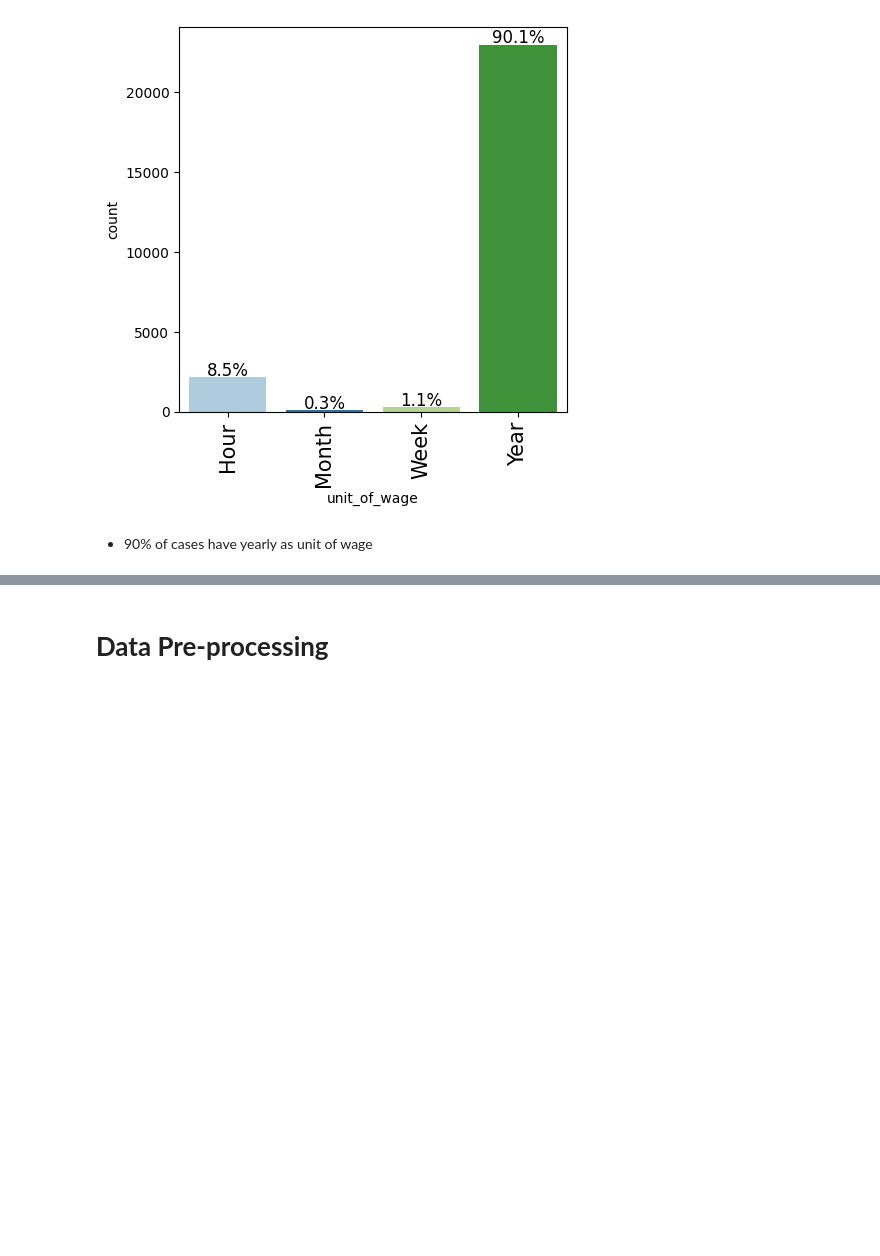
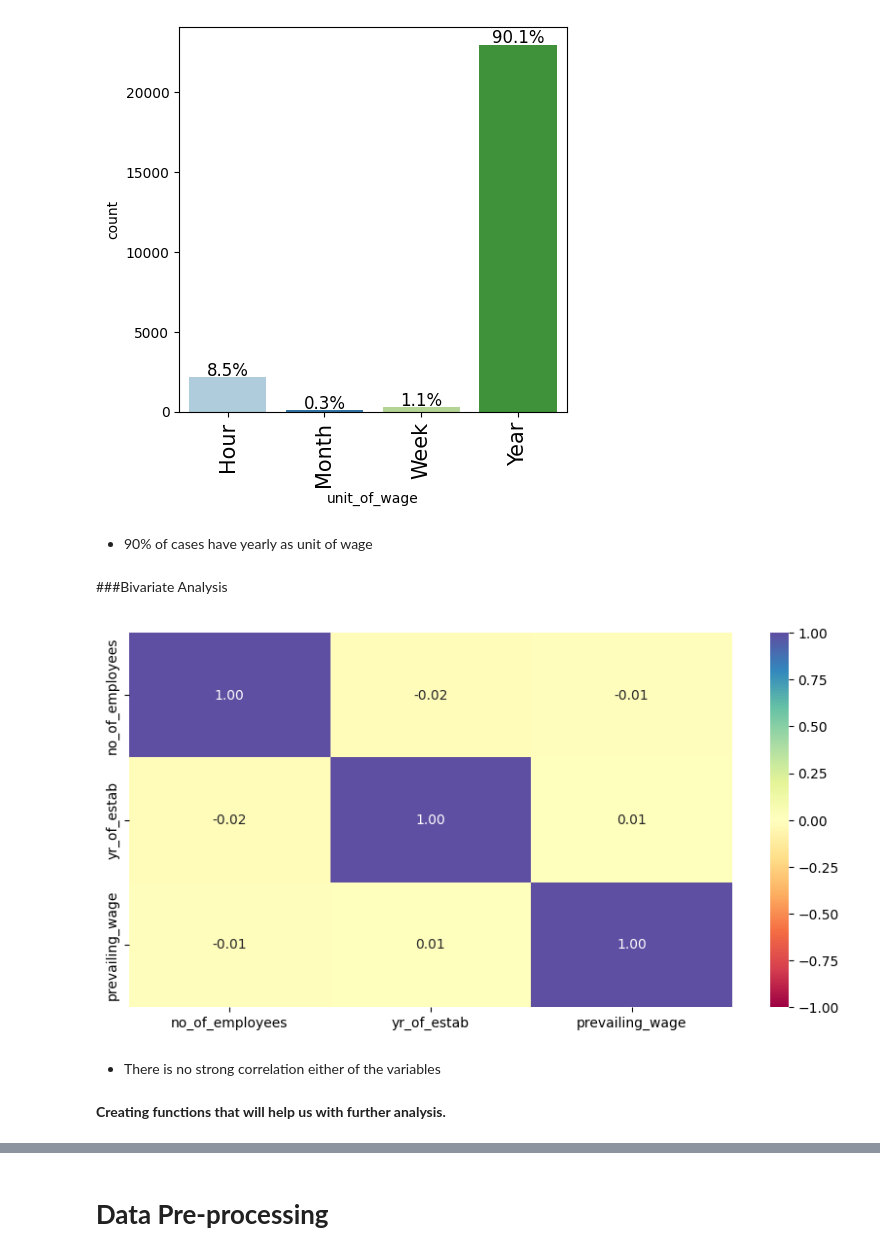
Before and after one commit to uday-d4/UTAI_AdvancedMachineLearningProject, a Jupyter notebook: Project_Full_Code_Notebook_EasyVisa (1).ipynb, the cells around one changed output, grey strips where cells are left out. Drawn from its saved outputs; the diff is of its cells as text; code cells hidden in the pictures; blank space fills up the shorter version.

```diff
--- a/Project_Full_Code_Notebook_EasyVisa (1).ipynb
+++ b/Project_Full_Code_Notebook_EasyVisa (1).ipynb
@@ -502,3 +502,19 @@ labeled_barplot(df, "unit_of_wage", perc=True)
 [figure]
 # %% [markdown]
 * 90% of cases have yearly as unit of wage
+# %% [markdown]
+###Bivariate Analysis
+# %%
+cols_list = df.select_dtypes(include=np.number).columns.tolist()
+
+plt.figure(figsize=(10, 5))
+sns.heatmap(
+    df[cols_list].corr(), annot=True, vmin=-1, vmax=1, fmt=".2f", cmap="Spectral"
+)
+plt.show()
+# %% [output]
+[figure, added]
+# %% [markdown]
+* There is no strong correlation either of the variables
+# %% [markdown]
+**Creating functions that will help us with further analysis.**
```
Also changed, not shown: parts of 24 cells of this notebook.
